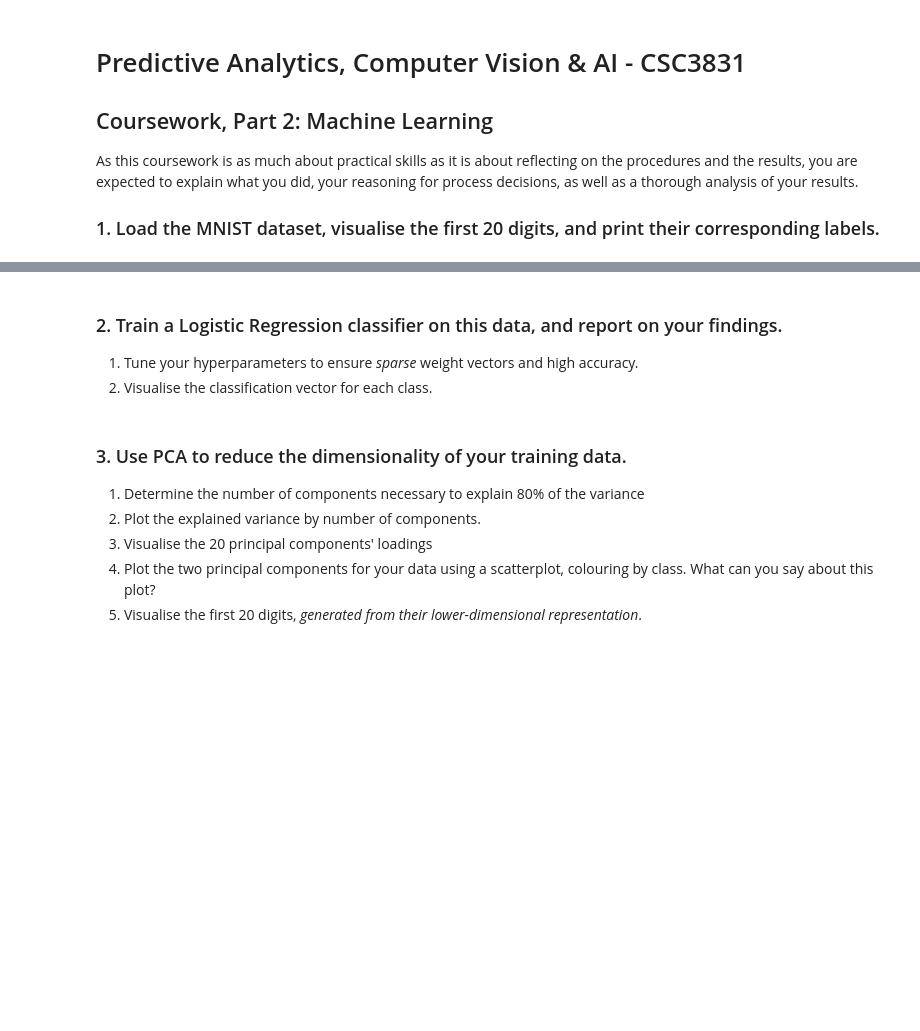
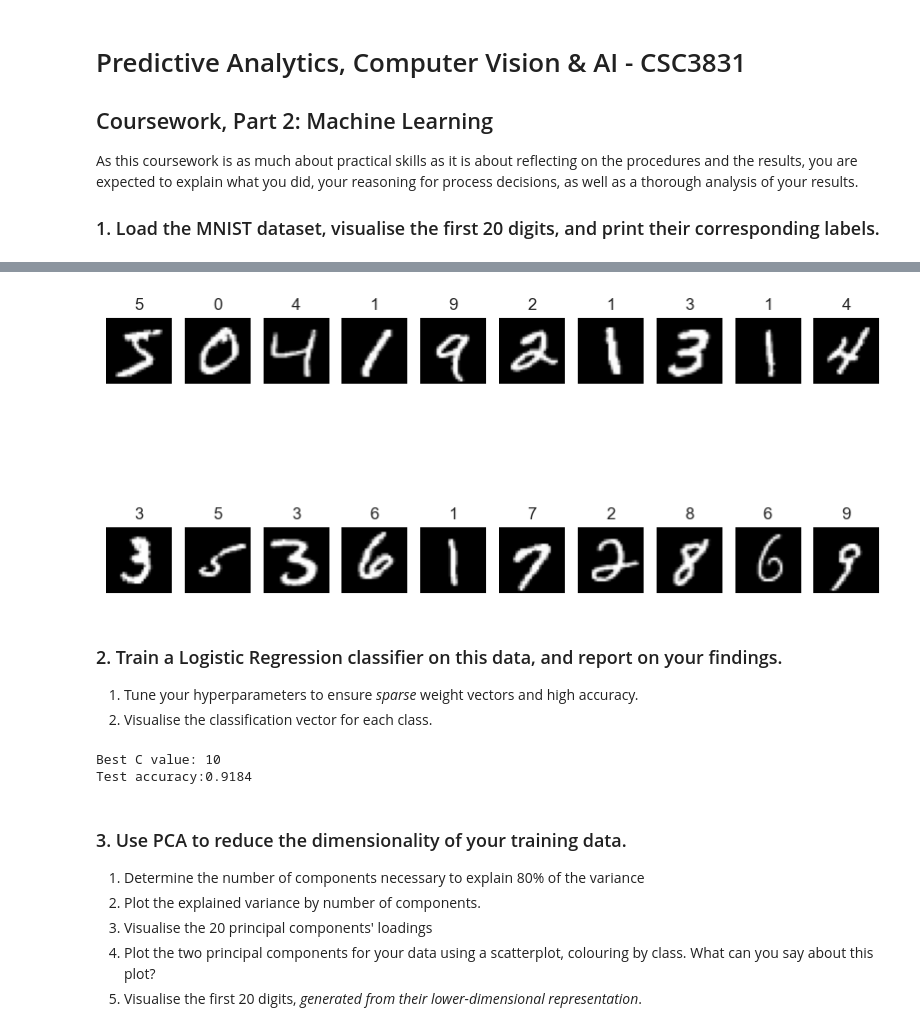
Before and after one commit to IshanKalra007/CSC3831_Final_project_220626363, a Jupyter notebook: Coursework/Copy_of_Part2_Coursework.ipynb, the cells around one changed output, grey strips where cells are left out. Cells and saved outputs as stored; diff of their text form; code cells hidden in the pictures; blank space fills up the shorter version.

```diff
--- a/Coursework/Copy_of_Part2_Coursework.ipynb
+++ b/Coursework/Copy_of_Part2_Coursework.ipynb
@@ -17,3 +15,14 @@ KeyboardInterrupt:
+# %%
+import matplotlib.pyplot as plt
+plt.figure(figsize=(10,5))
+for i in range(20):
+    plt.subplot(2,10,i+1)
+    plt.imshow(X[i].reshape(28,28), cmap='gray')
+    plt.axis('off')
+    plt.title(y[i])
+plt.show()
+# %% [output]
+[figure, added]
 # %% [markdown]
 ### 2. Train a Logistic Regression classifier on this data, and report on your findings.
 
@@ -22,3 +41,27 @@ KeyboardInterrupt:
+# %%
+from sklearn.linear_model import LogisticRegression
+from sklearn.metrics import accuracy_score
+from sklearn.model_selection import GridSearchCV
+
+#Setting up Logistic Regression with L1 regularization
+log_reg = LogisticRegression(penalty='l2', solver='saga', max_iter=100, random_state=42)
+# Define a grid of hyperparameters to search
+param_grid = {'C':[0.01,0.1,1,10]}
+
+#Using GridsearchCV to find the best C
+grid_search = GridSearchCV(log_reg, param_grid, cv=3, scoring='accuracy', n_jobs=-1)
+grid_search.fit(X_train, y_train)
+
+#Best model
+best_log_reg = grid_search.best_estimator_
+y_pred = best_log_reg.predict(X_test)
+accuracy = accuracy_score(y_test, y_pred)
+
+print(f"Best C value: {grid_search.best_params_['C']}")
+print(f"Test accuracy:{accuracy:.4f}")
+# %% [output]
+Best C value: 10
+Test accuracy:0.9184
 # %% [markdown]
 ### 3. Use PCA to reduce the dimensionality of your training data.
 
```
Also changed, not shown: parts of 3 cells of this notebook, 1 other file.
